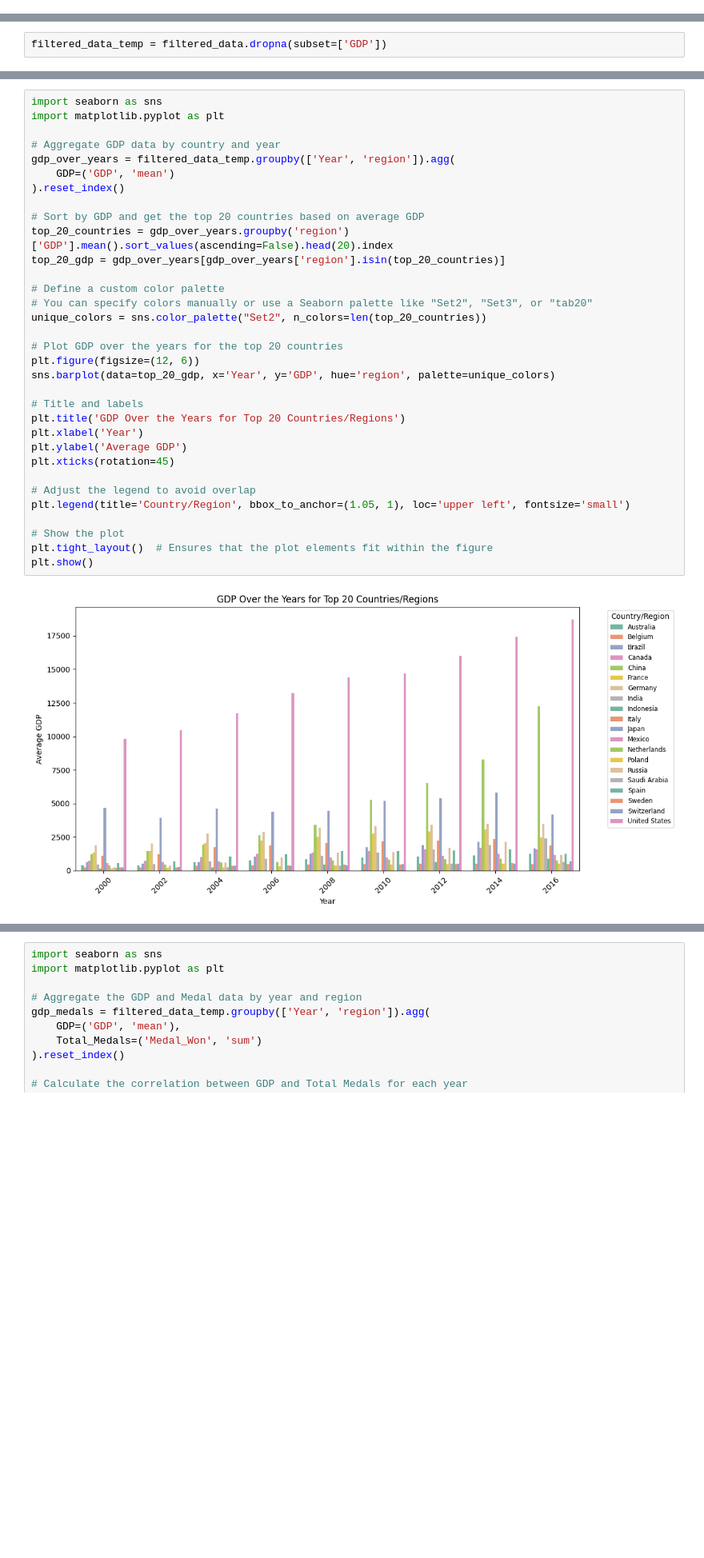
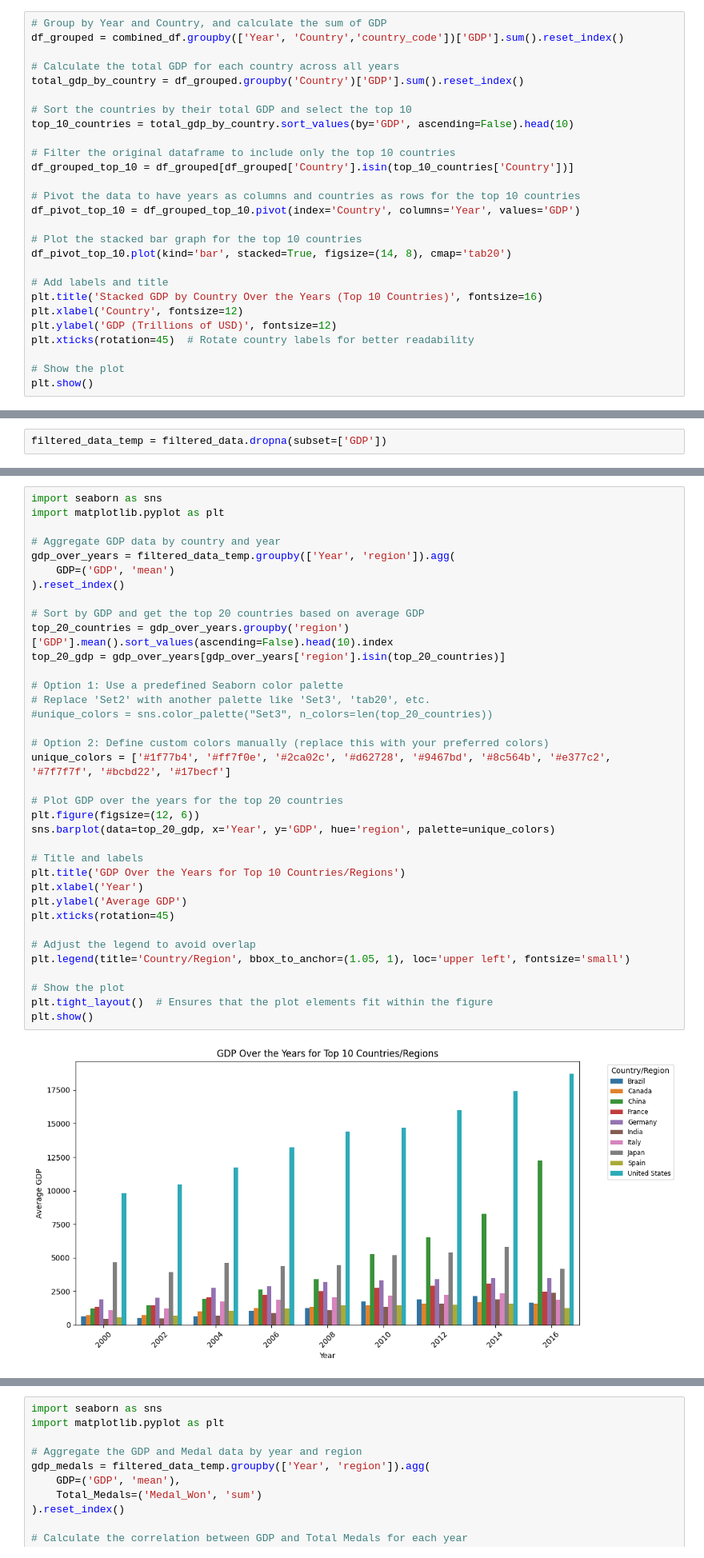
Before and after one commit to fabiohj7/DSA2-Final_Project, a Jupyter notebook: in_testing.ipynb, the cells around one changed output, grey strips where cells are left out. Shown at 80% size. Saved outputs shown, nothing was run; the diff lists cells and outputs as text; blank space fills up the shorter version.

Commit message:
the graphs in the gdp changes

```diff
--- a/in_testing.ipynb
+++ b/in_testing.ipynb
@@ -94,3 +74,30 @@ plt.xticks(rotation=90)  # Rotate country labels if necessary
 plt.show()
 # %% [output]
 [figure]
+# %%
+# Group by Year and Country, and calculate the sum of GDP
+df_grouped = combined_df.groupby(['Year', 'Country','country_code'])['GDP'].sum().reset_index()
+
+# Calculate the total GDP for each country across all years
+total_gdp_by_country = df_grouped.groupby('Country')['GDP'].sum().reset_index()
+
+# Sort the countries by their total GDP and select the top 10
+top_10_countries = total_gdp_by_country.sort_values(by='GDP', ascending=False).head(10)
+
+# Filter the original dataframe to include only the top 10 countries
+df_grouped_top_10 = df_grouped[df_grouped['Country'].isin(top_10_countries['Country'])]
+
+# Pivot the data to have years as columns and countries as rows for the top 10 countries
+df_pivot_top_10 = df_grouped_top_10.pivot(index='Country', columns='Year', values='GDP')
+
+# Plot the stacked bar graph for the top 10 countries
+df_pivot_top_10.plot(kind='bar', stacked=True, figsize=(14, 8), cmap='tab20')
+
+# Add labels and title
+plt.title('Stacked GDP by Country Over the Years (Top 10 Countries)', fontsize=16)
+plt.xlabel('Country', fontsize=12)
+plt.ylabel('GDP (Trillions of USD)', fontsize=12)
+plt.xticks(rotation=45)  # Rotate country labels for better readability
+
+# Show the plot
+plt.show()
@@ -636,38 +704,41 @@ Index(['ID', 'Name', 'Sex', 'Age', 'Height', 'Weight', 'Team', 'NOC', 'Games',
 # %%
 import seaborn as sns
 import matplotlib.pyplot as plt
 
 # Aggregate GDP data by country and year
 gdp_over_years = filtered_data_temp.groupby(['Year', 'region']).agg(
     GDP=('GDP', 'mean')
 ).reset_index()
 
 # Sort by GDP and get the top 20 countries based on average GDP
-top_20_countries = gdp_over_years.groupby('region')['GDP'].mean().sort_values(ascending=False).head(20).index
+top_20_countries = gdp_over_years.groupby('region')['GDP'].mean().sort_values(ascending=False).head(10).index
 top_20_gdp = gdp_over_years[gdp_over_years['region'].isin(top_20_countries)]
 
-# Define a custom color palette
-# You can specify colors manually or use a Seaborn palette like "Set2", "Set3", or "tab20"
-unique_colors = sns.color_palette("Set2", n_colors=len(top_20_countries))
+# Option 1: Use a predefined Seaborn color palette
+# Replace 'Set2' with another palette like 'Set3', 'tab20', etc.
+#unique_colors = sns.color_palette("Set3", n_colors=len(top_20_countries))
+
+# Option 2: Define custom colors manually (replace this with your preferred colors)
+unique_colors = ['#1f77b4', '#ff7f0e', '#2ca02c', '#d62728', '#9467bd', '#8c564b', '#e377c2', '#7f7f7f', '#bcbd22', '#17becf']
 
 # Plot GDP over the years for the top 20 countries
 plt.figure(figsize=(12, 6))
 sns.barplot(data=top_20_gdp, x='Year', y='GDP', hue='region', palette=unique_colors)
 
 # Title and labels
-plt.title('GDP Over the Years for Top 20 Countries/Regions')
+plt.title('GDP Over the Years for Top 10 Countries/Regions')
 plt.xlabel('Year')
 plt.ylabel('Average GDP')
 plt.xticks(rotation=45)
 
 # Adjust the legend to avoid overlap
 plt.legend(title='Country/Region', bbox_to_anchor=(1.05, 1), loc='upper left', fontsize='small')
 
 # Show the plot
 plt.tight_layout()  # Ensures that the plot elements fit within the figure
 plt.show()
 # %% [output]
-[figure, old version]
+[figure, new version]
 # %%
 import seaborn as sns
 import matplotlib.pyplot as plt
```
Also changed, not shown: parts of 10 cells of this notebook, 2 other files.
